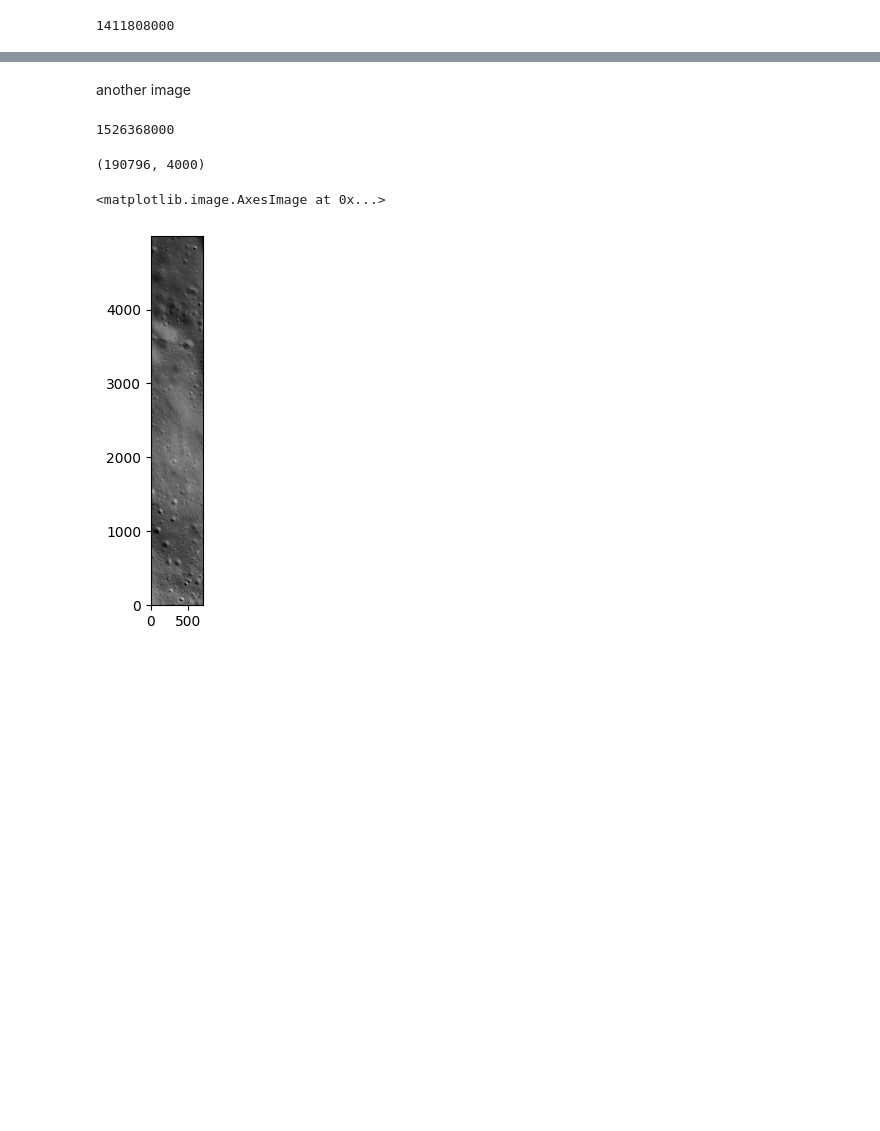
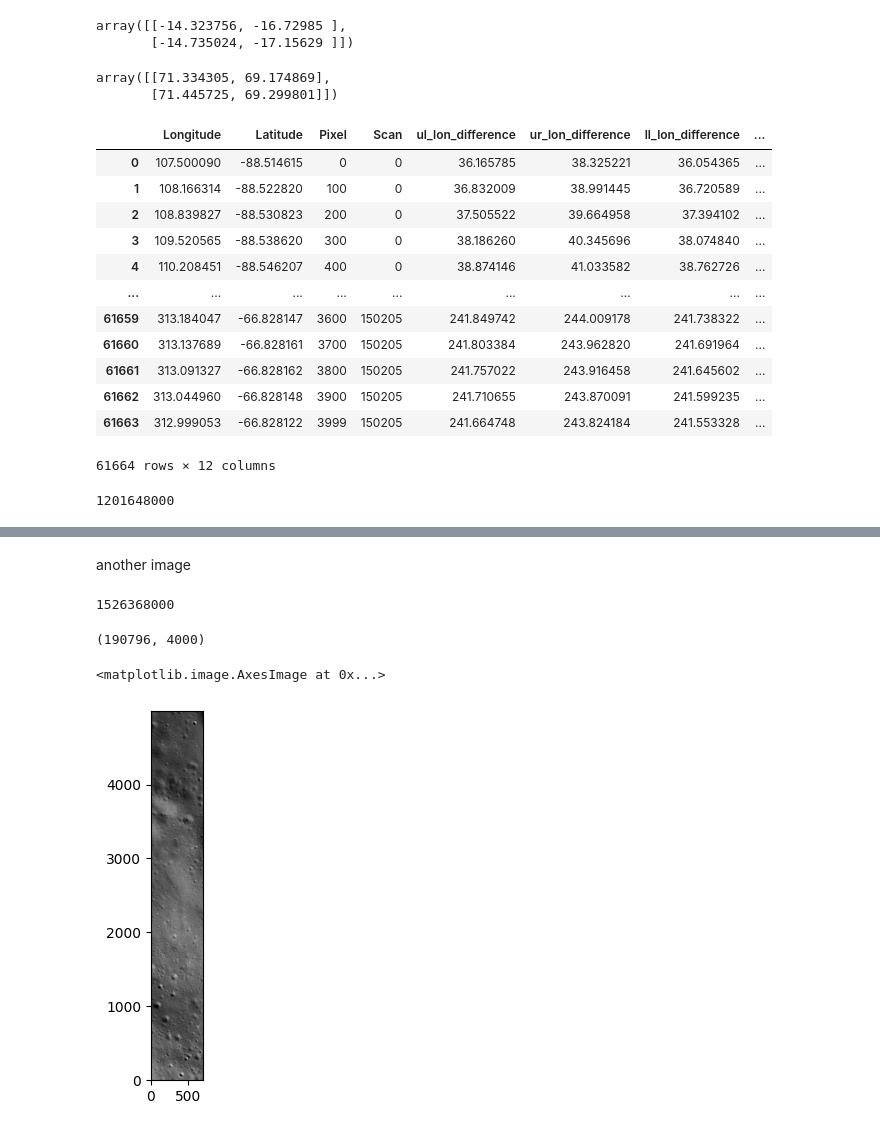
Before and after one commit to snjvn/Moon_Mapping_Cosmosoc, a Jupyter notebook: tmc_img_access_using_csv_pixels.ipynb, the cells around one changed output, grey strips where cells are left out. Drawn from its saved outputs; the diff is of its cells as text; code cells hidden in the pictures; blank space fills up the shorter version.

```diff
--- a/tmc_img_access_using_csv_pixels.ipynb
+++ b/tmc_img_access_using_csv_pixels.ipynb
@@ -3,0 +17,47 @@ import matplotlib.pyplot as plt
+# %%
+lat[0, 0] = float(soup.find_all('isda:upper_left_latitude')[1].text)
+lat[0, 1] = float(soup.find_all('isda:upper_right_latitude')[1].text)
+lat[1, 0] = float(soup.find_all('isda:lower_left_latitude')[1].text)
+lat[1, 1] = float(soup.find_all('isda:lower_right_latitude')[1].text)
+lat
+# %% [output]
+array([[-14.323756, -16.72985 ],
+       [-14.735024, -17.15629 ]])
+# %%
+lon[0, 0] = float(soup.find_all('isda:upper_left_longitude')[1].text)
+lon[0, 1] = float(soup.find_all('isda:upper_right_longitude')[1].text)
+lon[1, 0] = float(soup.find_all('isda:lower_left_longitude')[1].text)
+lon[1, 1] = float(soup.find_all('isda:lower_right_longitude')[1].text)
+lon
+# %% [output]
+array([[71.334305, 69.174869],
+       [71.445725, 69.299801]])
+# %%
+csv = 'ch2_tmc_ncn_20230205T1606344957_g_grd_n18.csv'
+# %%
+df = pd.read_csv(csv)
+df['ul_lon_difference'] = df['Longitude'] - lon[0, 0]
+df['ur_lon_difference'] = df['Longitude'] - lon[0, 1]
+df['ll_lon_difference'] = df['Longitude'] - lon[1, 0]
+df['lr_lon_difference'] = df['Longitude'] - lon[1, 1]
+
+df['ul_lat_difference'] = df['Latitude'] - lat[0, 0]
+df['ur_lat_difference'] = df['Latitude'] - lat[0, 1]
+df['ll_lat_difference'] = df['Latitude'] - lat[1, 0]
+df['lr_lat_difference'] = df['Latitude'] - lat[1, 1]
+# %%
+df
+# %% [output]
+|  | Longitude | Latitude | Pixel | Scan | ul_lon_difference | ur_lon_difference | ll_lon_difference | ... |
+| 0 | 107.500090 | -88.514615 | 0 | 0 | 36.165785 | 38.325221 | 36.054365 | ... |
+| 1 | 108.166314 | -88.522820 | 100 | 0 | 36.832009 | 38.991445 | 36.720589 | ... |
+| 2 | 108.839827 | -88.530823 | 200 | 0 | 37.505522 | 39.664958 | 37.394102 | ... |
+| 3 | 109.520565 | -88.538620 | 300 | 0 | 38.186260 | 40.345696 | 38.074840 | ... |
+| 4 | 110.208451 | -88.546207 | 400 | 0 | 38.874146 | 41.033582 | 38.762726 | ... |
+| ... | ... | ... | ... | ... | ... | ... | ... | ... |
+| 61659 | 313.184047 | -66.828147 | 3600 | 150205 | 241.849742 | 244.009178 | 241.738322 | ... |
+| 61660 | 313.137689 | -66.828161 | 3700 | 150205 | 241.803384 | 243.962820 | 241.691964 | ... |
+| 61661 | 313.091327 | -66.828162 | 3800 | 150205 | 241.757022 | 243.916458 | 241.645602 | ... |
+| 61662 | 313.044960 | -66.828148 | 3900 | 150205 | 241.710655 | 243.870091 | 241.599235 | ... |
+| 61663 | 312.999053 | -66.828122 | 3999 | 150205 | 241.664748 | 243.824184 | 241.553328 | ... |
+61664 rows × 12 columns
@@ -4,14 +90,14 @@ import matplotlib.pyplot as plt
 # %%
-filename = 'ch2_tmc_ncn_20210524T1512098273_d_img_d18.img'
+filename = 'ch2_tmc_ncn_20230205T1606344957_d_img_n18.img'
 
 # set width and height
-w, h = 176476, 4000
+# w, h = 176476, 4000
 
 with open(filename, 'rb') as img:
     img_bytes = img.read()
 len(img_bytes)
 # %% [output]
-1411808000
+1201648000
 # %%
 img_array = np.frombuffer(img_bytes, dtype = np.uint16).reshape(w, h)
 img_array.shape
```
Also changed, not shown: parts of 15 cells of this notebook.
